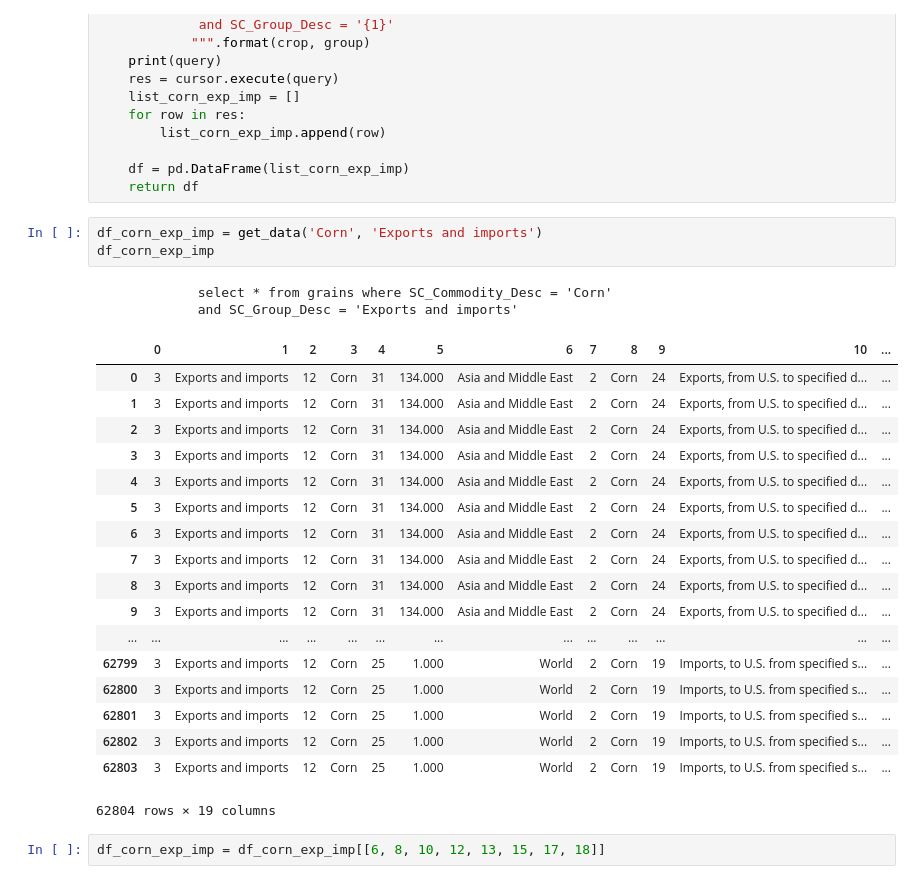
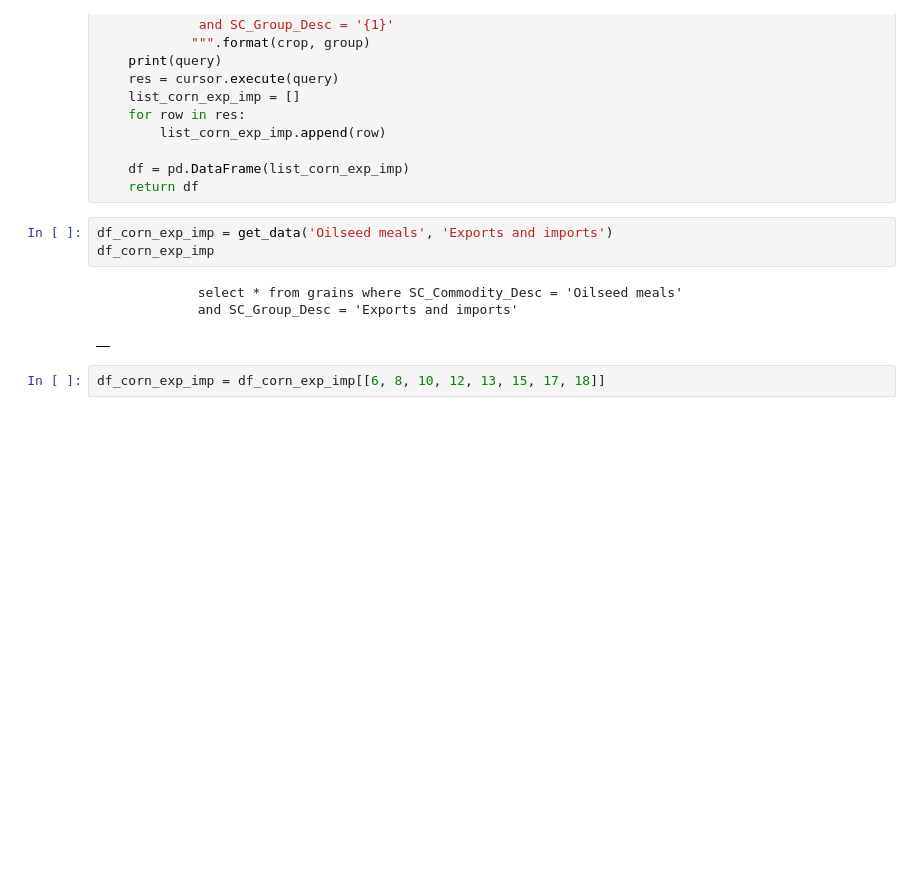
Before and after one commit to ramanujam/USAgriculturePDS, a Jupyter notebook: notebooks/Notebook_Rohan_1.ipynb, the cells around one changed output. Saved outputs shown, nothing was run; the diff lists cells and outputs as text; blank space fills up the shorter version.

```diff
--- a/notebooks/Notebook_Rohan_1.ipynb
+++ b/notebooks/Notebook_Rohan_1.ipynb
@@ -116,29 +123,12 @@ def get_data(crop, group):
     df = pd.DataFrame(list_corn_exp_imp)
     return df
 # %%
-df_corn_exp_imp = get_data('Corn', 'Exports and imports')
+df_corn_exp_imp = get_data('Oilseed meals', 'Exports and imports')
 df_corn_exp_imp
 # %% [output]
-             select * from grains where SC_Commodity_Desc = 'Corn'
+             select * from grains where SC_Commodity_Desc = 'Oilseed meals'
              and SC_Group_Desc = 'Exports and imports'
-|  | 0 | 1 | 2 | 3 | 4 | 5 | 6 | 7 | 8 | 9 | 10 | ... |
-| 0 | 3 | Exports and imports | 12 | Corn | 31 | 134.000 | Asia and Middle East | 2 | Corn | 24 | Exports, from U.S. to specified d... | ... |
-| 1 | 3 | Exports and imports | 12 | Corn | 31 | 134.000 | Asia and Middle East | 2 | Corn | 24 | Exports, from U.S. to specified d... | ... |
-| 2 | 3 | Exports and imports | 12 | Corn | 31 | 134.000 | Asia and Middle East | 2 | Corn | 24 | Exports, from U.S. to specified d... | ... |
-| 3 | 3 | Exports and imports | 12 | Corn | 31 | 134.000 | Asia and Middle East | 2 | Corn | 24 | Exports, from U.S. to specified d... | ... |
-| 4 | 3 | Exports and imports | 12 | Corn | 31 | 134.000 | Asia and Middle East | 2 | Corn | 24 | Exports, from U.S. to specified d... | ... |
-| 5 | 3 | Exports and imports | 12 | Corn | 31 | 134.000 | Asia and Middle East | 2 | Corn | 24 | Exports, from U.S. to specified d... | ... |
-| 6 | 3 | Exports and imports | 12 | Corn | 31 | 134.000 | Asia and Middle East | 2 | Corn | 24 | Exports, from U.S. to specified d... | ... |
-| 7 | 3 | Exports and imports | 12 | Corn | 31 | 134.000 | Asia and Middle East | 2 | Corn | 24 | Exports, from U.S. to specified d... | ... |
-| 8 | 3 | Exports and imports | 12 | Corn | 31 | 134.000 | Asia and Middle East | 2 | Corn | 24 | Exports, from U.S. to specified d... | ... |
-| 9 | 3 | Exports and imports | 12 | Corn | 31 | 134.000 | Asia and Middle East | 2 | Corn | 24 | Exports, from U.S. to specified d... | ... |
-| ... | ... | ... | ... | ... | ... | ... | ... | ... | ... | ... | ... | ... |
-| 62799 | 3 | Exports and imports | 12 | Corn | 25 | 1.000 | World | 2 | Corn | 19 | Imports, to U.S. from specified s... | ... |
-| 62800 | 3 | Exports and imports | 12 | Corn | 25 | 1.000 | World | 2 | Corn | 19 | Imports, to U.S. from specified s... | ... |
-| 62801 | 3 | Exports and imports | 12 | Corn | 25 | 1.000 | World | 2 | Corn | 19 | Imports, to U.S. from specified s... | ... |
-| 62802 | 3 | Exports and imports | 12 | Corn | 25 | 1.000 | World | 2 | Corn | 19 | Imports, to U.S. from specified s... | ... |
-| 62803 | 3 | Exports and imports | 12 | Corn | 25 | 1.000 | World | 2 | Corn | 19 | Imports, to U.S. from specified s... | ... |
+|  |
-62804 rows × 19 columns
 # %%
 df_corn_exp_imp = df_corn_exp_imp[[6, 8, 10, 12, 13, 15, 17, 18]]
 # %%
```
Also changed, not shown: parts of 2 cells of this notebook, 1 other file.
